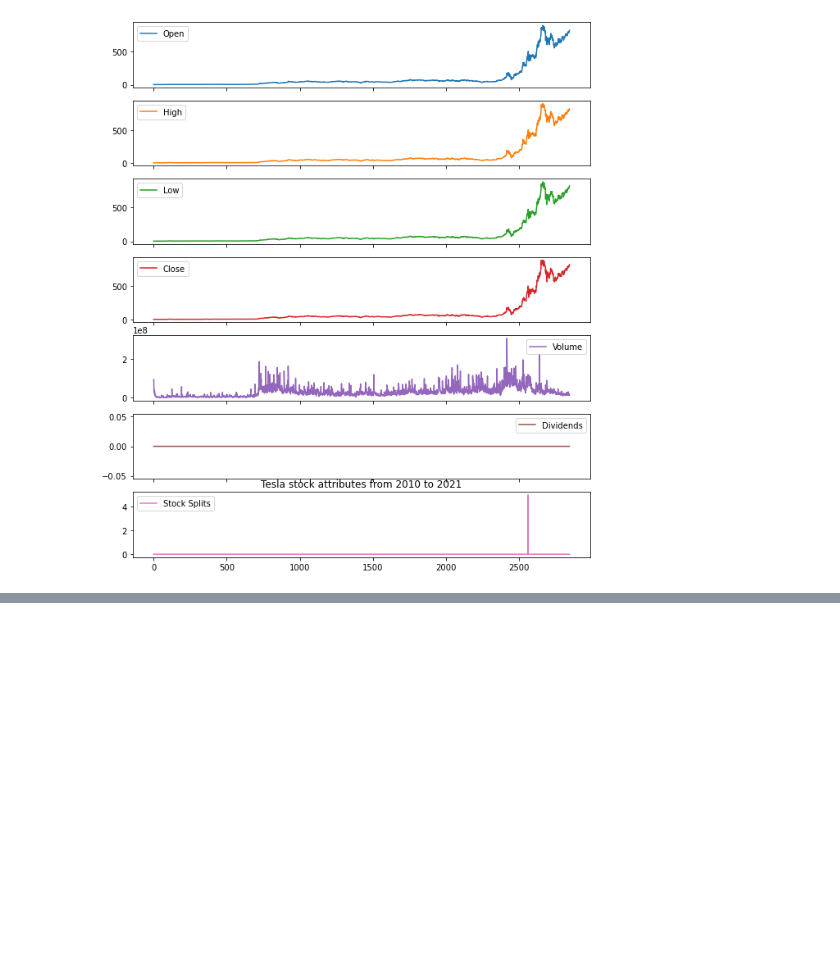
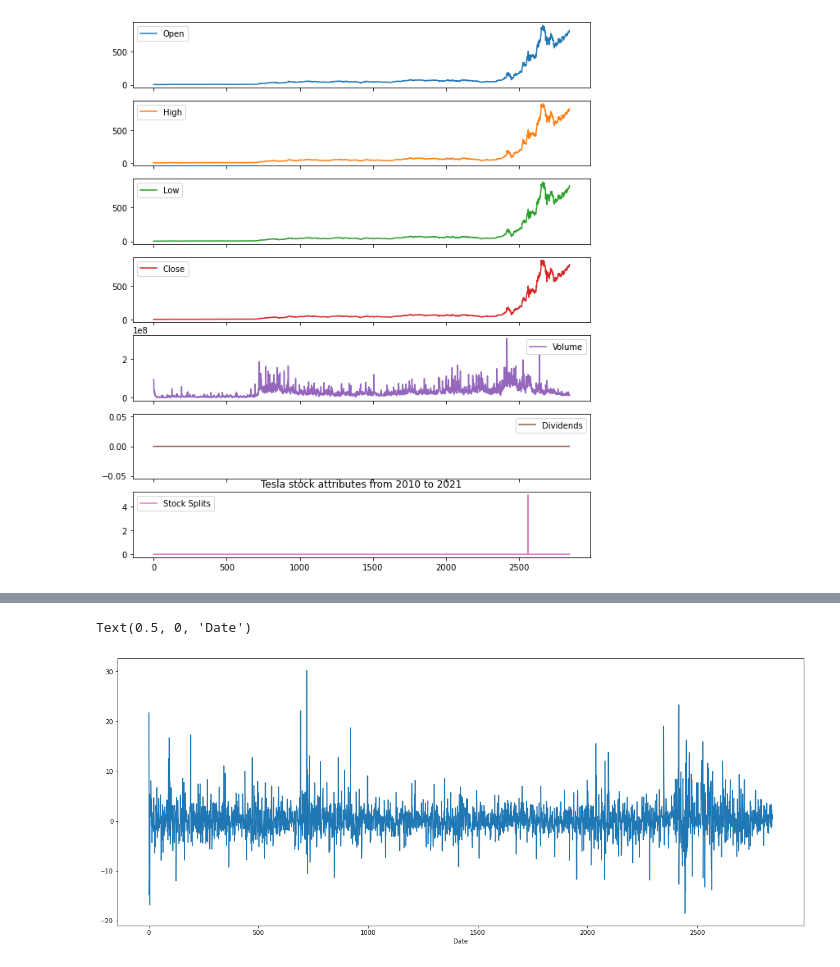
Before and after one commit to Pravy1610/Time-Series-Forecasting, a Jupyter notebook: timeseries.ipynb, the cells around one changed output, grey strips where cells are left out. Drawn from its saved outputs; the diff is of its cells as text; code cells hidden in the pictures; blank space fills up the shorter version.

```diff
--- a/timeseries.ipynb
+++ b/timeseries.ipynb
@@ -58,0 +76,8 @@ plt.show()
+# %%
+# to find the stock returns
+data['Return'] = data.Change.sub(1).mul(100)
+data['Return'].plot(figsize=(20,8))
+plt.xlabel("Date")
+# %% [output]
+Text(0.5, 0, 'Date')
+[figure, added]
```
Also changed, not shown: parts of 8 cells of this notebook.
